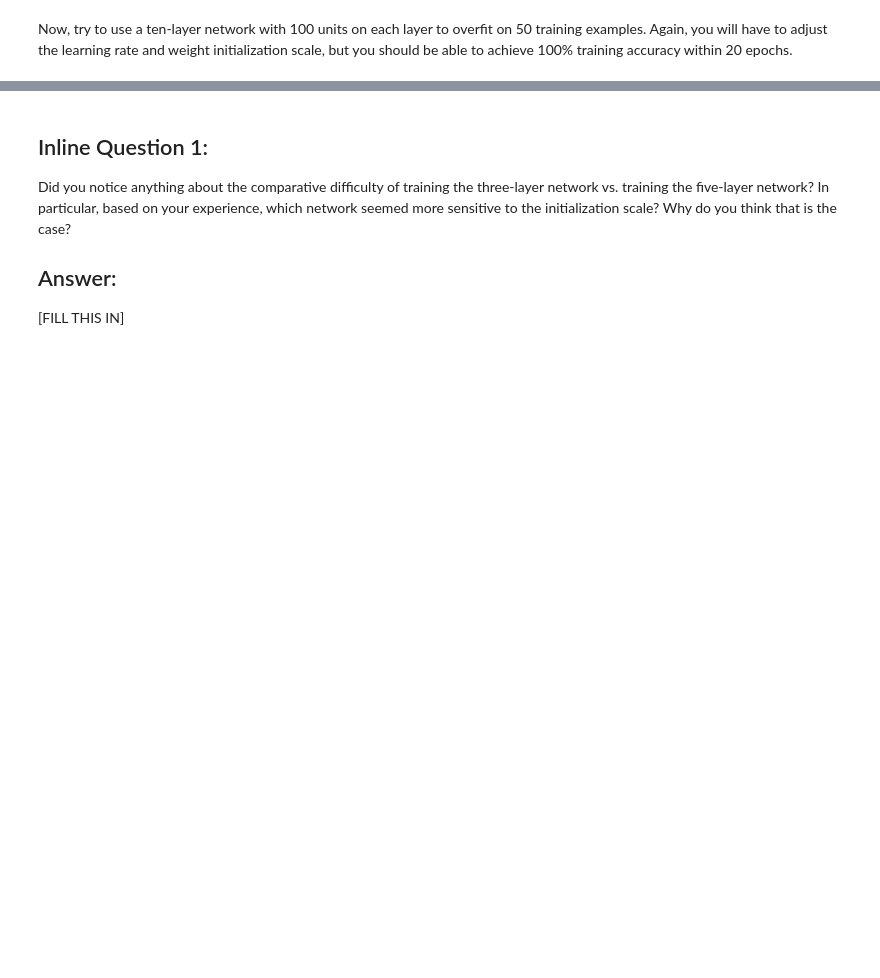
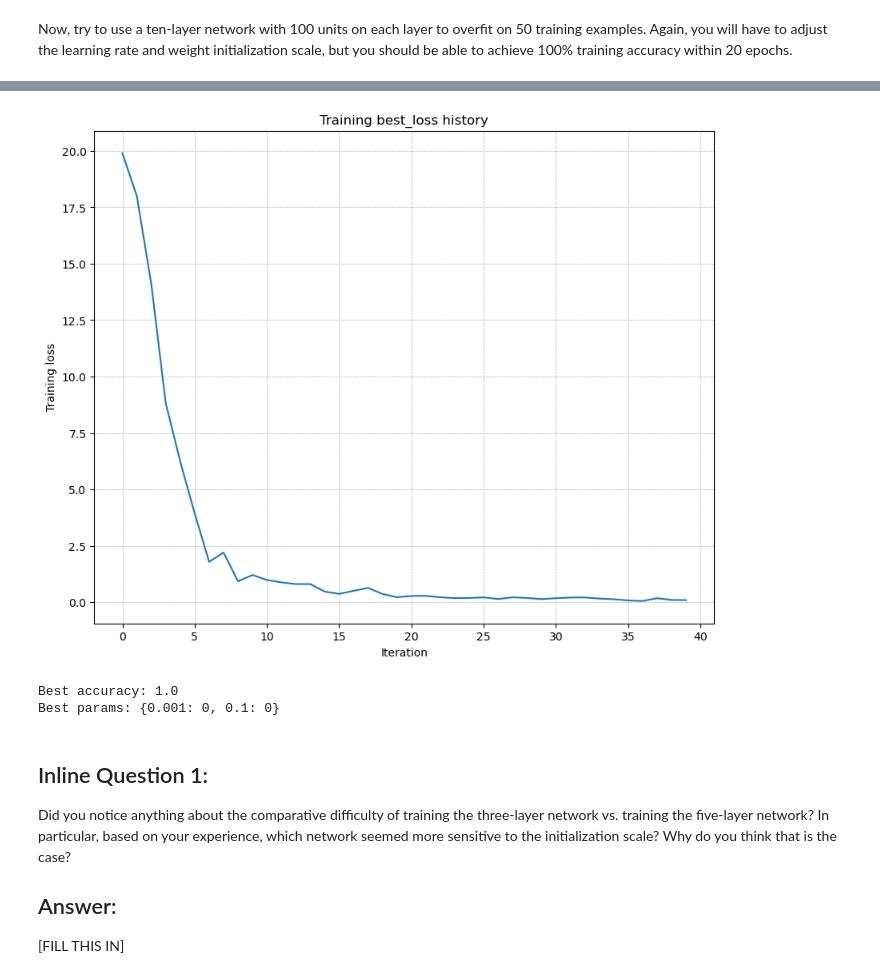
Before and after one commit to musitelli/DLVIS, a Jupyter notebook: assignment2/FullyConnectedNets.ipynb, the cells around one changed output, grey strips where cells are left out. Cells and saved outputs as stored; diff of their text form; code cells hidden in the pictures; blank space fills up the shorter version.

Commit message:
First part of FullyConnectedNets ready.

```diff
--- a/assignment2/FullyConnectedNets.ipynb
+++ b/assignment2/FullyConnectedNets.ipynb
@@ -194,7 +200,10 @@ Now, try to use a ten-layer network with 100 units on each layer to overfit on 5
 # TODO: Use a ten-layer Net to overfit 50 training examples by
 # tweaking just the learning rate and initialization scale.
 
+import itertools
+
 num_train = 50
+
 small_data = {
   'X_train': data['X_train'][:num_train],
   'y_train': data['y_train'][:num_train],
@@ -202,27 +211,56 @@ small_data = {
   'y_val': data['y_val'],
 }
 
-learning_rate = 2e-3  # Experiment with this!
-weight_scale = 1e-5   # Experiment with this!
-model = FullyConnectedNet(
-    [100, 100, 100, 100, 100, 100, 100, 100, 100],
-    weight_scale=weight_scale,
-    dtype=np.float64
-)
-solver = Solver(
-    model,
-    small_data,
-    print_every=10,
-    num_epochs=20,
-    batch_size=25,
-    update_rule='sgd',
-    optim_config={'learning_rate': learning_rate},
-)
-solver.train()
+param_grid = {
+    learning_rate : [0, 1, 1e-1, 1e-2, 1e-3, 1e-4, 1e-5, 1e-6, 1e-7, 1e-8, 1e-9, 1e-10], #np.linspace(1e-10, 1, 30),
+    weight_scale : [0, 1, 1e-1, 1e-2, 1e-3, 1e-4, 1e-5, 1e-6, 1e-7, 1e-8, 1e-9, 1e-10] #np.linspace(1e-10, 1e-1, 30)
+    }
 
-plt.plot(solver.loss_history)
-plt.title('Training loss history')
+# Grid search with itertools.product
+keys, values = zip(*param_grid.items())
+
+# Init accuracy, solver & model
+best_accuracy = -1
+best_solver = None
+best_model = None
+best_params = None
+
+for v in itertools.product(*values):
+    params = dict(zip(keys, v))
+
+    print(f"Training with parameters: {params}")
+
+    learning_rate_value = params[keys[0]]
+    weight_scale_value = params[keys[1]]
+
+    model = FullyConnectedNet(
+        [100, 100, 100, 100, 100, 100, 100, 100, 100],
+        weight_scale=weight_scale,
+        dtype=np.float64
+    )
+    solver = Solver(
+        model,
+        small_data,
+        print_every=10,
+        num_epochs=20,
+        batch_size=25,
+        update_rule='sgd',
+        optim_config={'learning_rate': learning_rate},
+    )
+    solver.train()
+
+    if solver.train_acc_history[-1] > best_accuracy:
+        best_accuracy = solver.train_acc_history[-1]
+        best_model = model
+        best_solver = solver
+        best_params = params
+
+plt.plot(best_solver.loss_history)
+plt.title('Training best_loss history')
 plt.xlabel('Iteration')
 plt.ylabel('Training loss')
 plt.grid(linestyle='--', linewidth=0.5)
 plt.show()
+print(f'Best accuracy: {best_accuracy}')
+print(f'Best params: lr = {best_params[keys[0]]}, weight_scale = {best_params[keys[1]]}')
+# %% [output]
@@ -229,3 +284,6 @@ plt.show()
+[figure, added]
+Best accuracy: 1.0
+Best params: {0.001: 0, 0.1: 0}
 # %% [markdown]
 ## Inline Question 1:
 Did you notice anything about the comparative difficulty of training the three-layer network vs. training the five-layer network? In particular, based on your experience, which network seemed more sensitive to the initialization scale? Why do you think that is the case?
```
Also changed, not shown: parts of 4 cells of this notebook.
